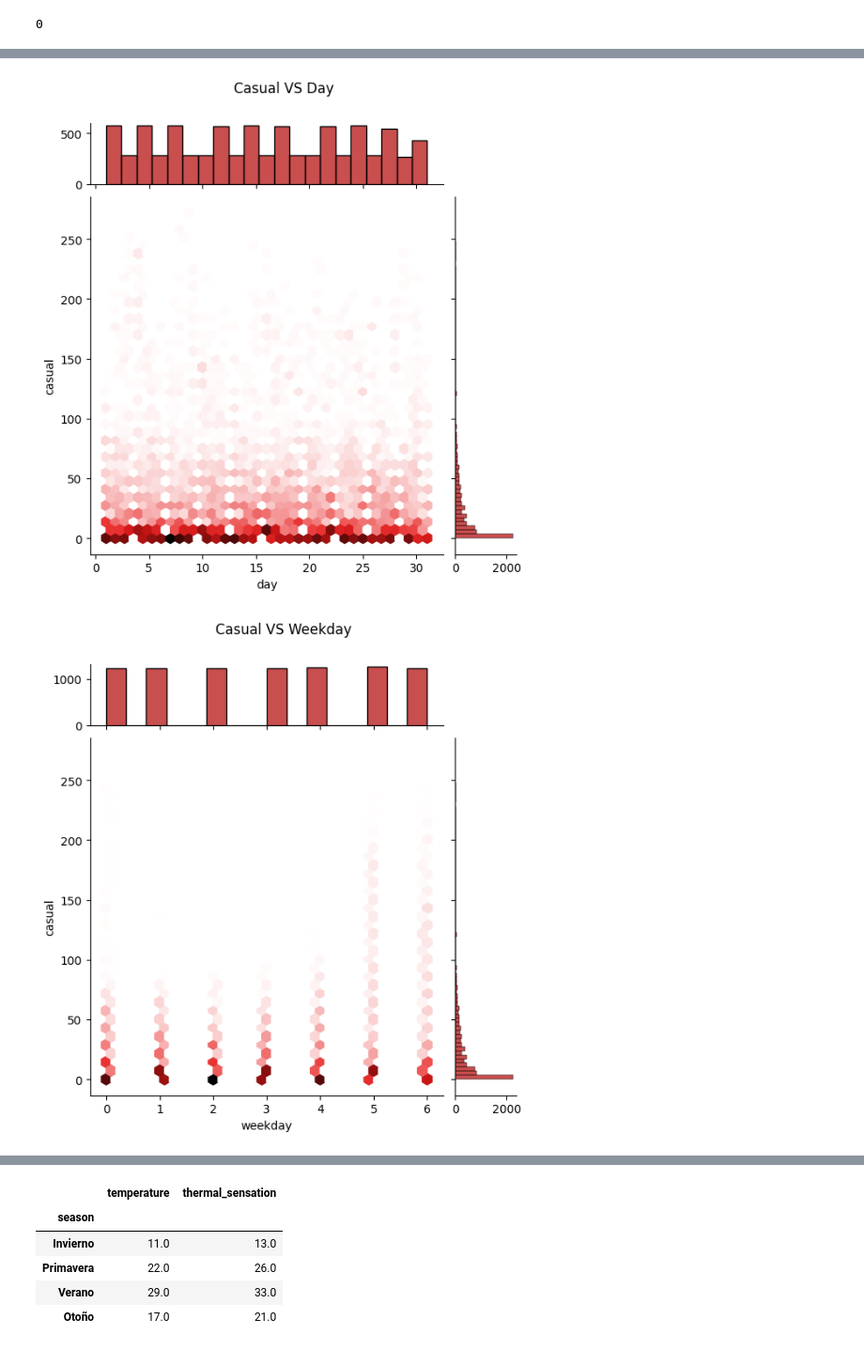
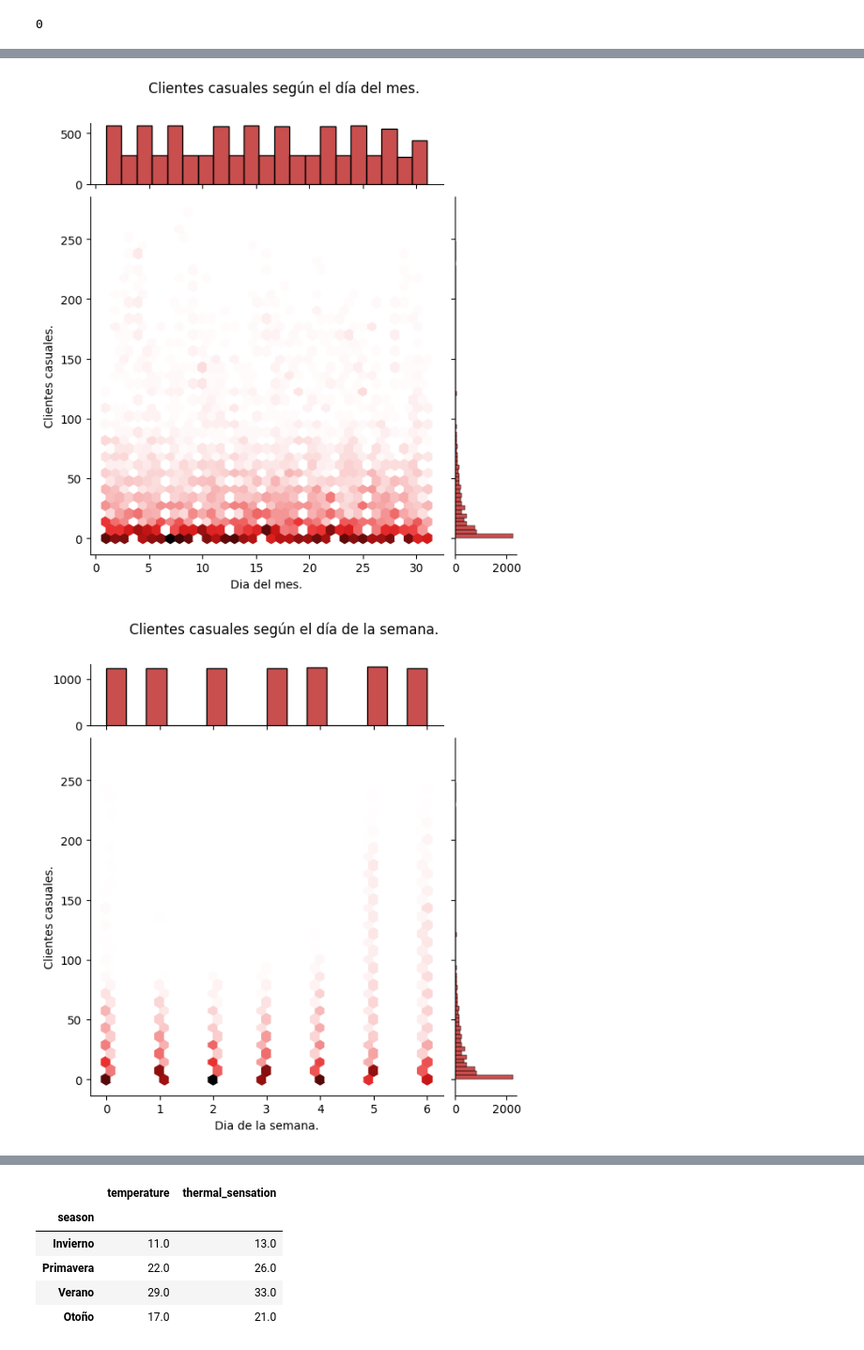
Before and after one commit to solfontan/Capital_Bikeshare_EDA, a Jupyter notebook: src/EDA.ipynb, the cells around one changed output, grey strips where cells are left out. Shown at 94% size. Drawn from its saved outputs; the diff is of its cells as text; code cells hidden in the pictures.

```diff
--- a/src/EDA.ipynb
+++ b/src/EDA.ipynb
@@ -268,9 +285,9 @@ grafico_bivariante(df=df2011,x='temperature',y='registered',forma='hex', title='
 # %%
-grafico_bivariante(df=df2011,x='day',y='casual',forma='hex', title='Casual VS Day');
+grafico_bivariante(df=df2011, x='day', xname='Dia del mes.', y='casual', yname='Clientes casuales.', forma='hex', title='Clientes casuales según el día del mes.');
 # %% [output]
-[figure, old version]
+[figure, new version]
 # %%
-grafico_bivariante(df=df2011,x='weekday',y='casual',forma='hex', title='Casual VS Weekday');
+grafico_bivariante(df=df2011, x='weekday', xname='Dia de la semana.', y='casual', yname='Clientes casuales.', forma='hex', title='Clientes casuales según el día de la semana.');
 # %% [output]
-[figure, old version]
+[figure, new version]
 # %%
```
Also changed, not shown: parts of 79 cells of this notebook, 5 other files.
